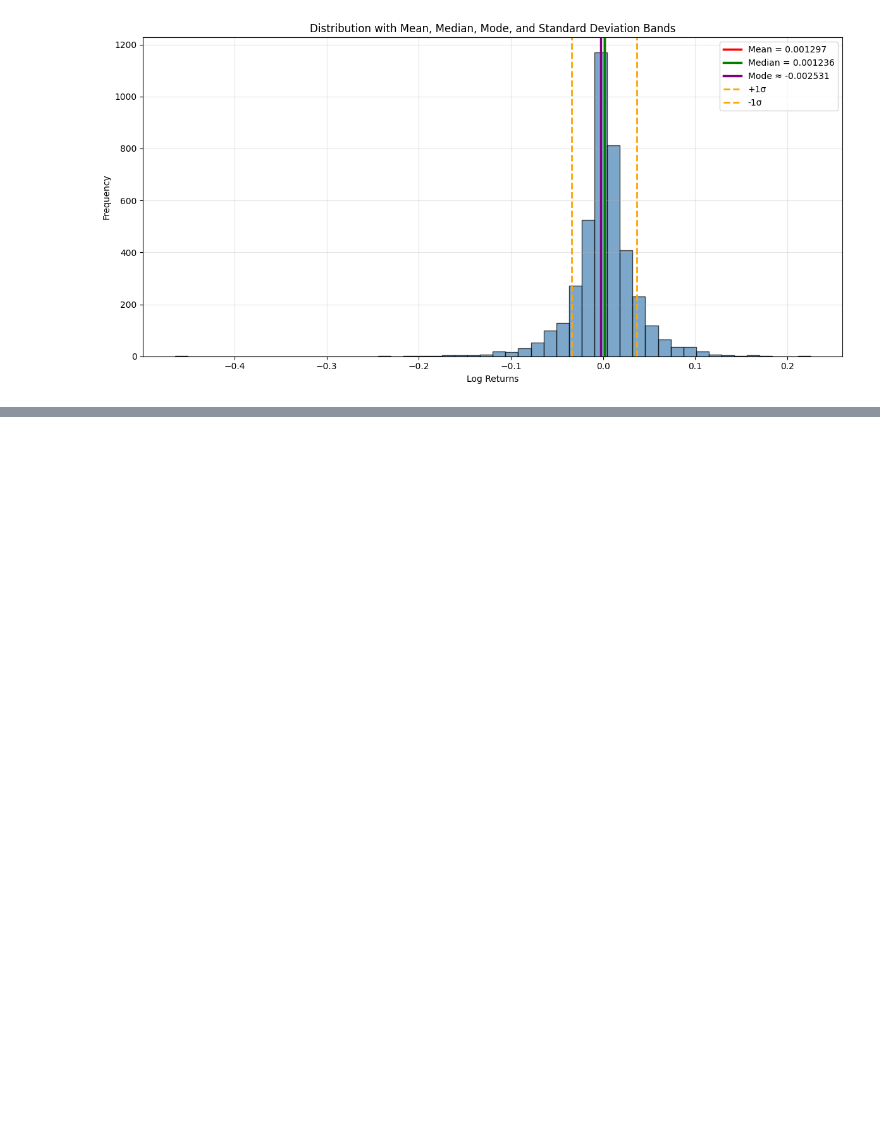
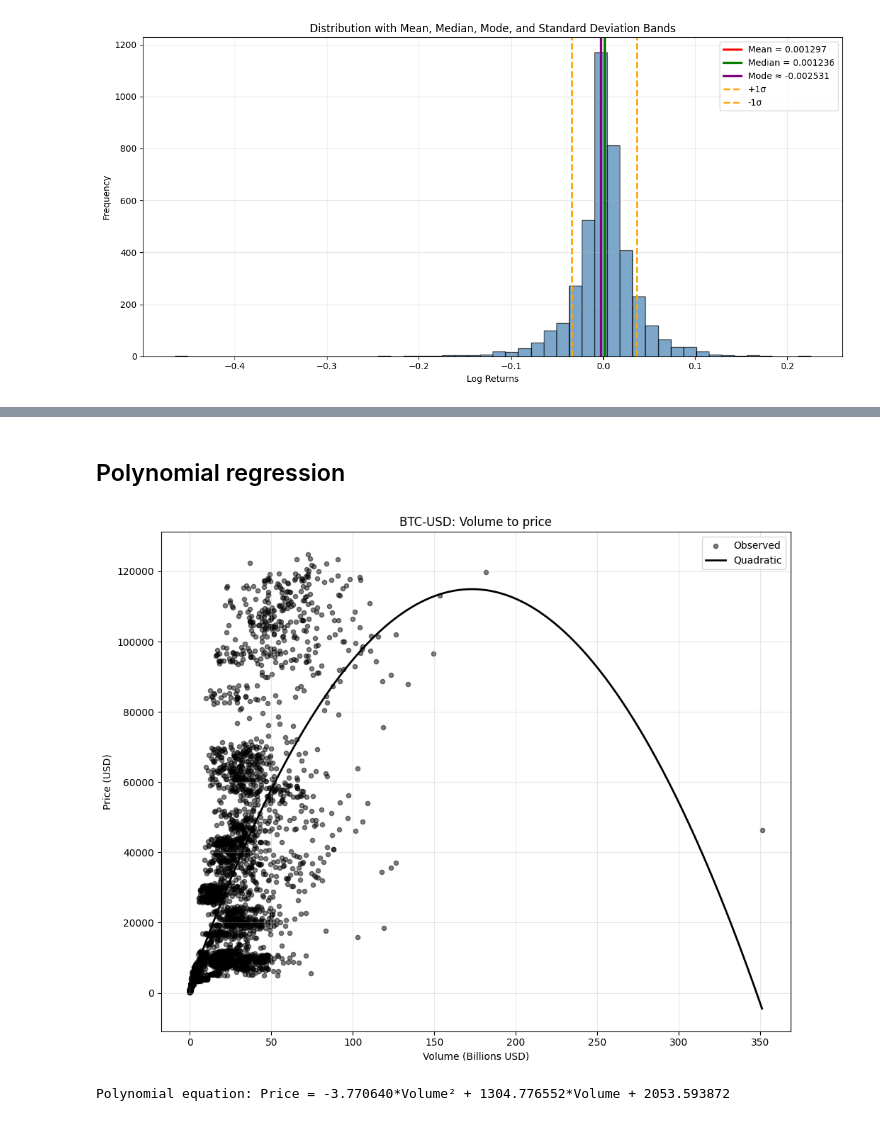
Before and after one commit to krvnsv/applied-statistics, a Jupyter notebook: Final.ipynb, the cells around one changed output, grey strips where cells are left out. Cells and saved outputs as stored; diff of their text form; code cells hidden in the pictures; blank space fills up the shorter version.

```diff
--- a/Final.ipynb
+++ b/Final.ipynb
@@ -240,0 +414,32 @@ plt.show()
+# %% [markdown]
+## Polynomial regression
+# %%
+# Convert volume to billions for clearer units
+volume_Bil = df['Volume'] / 1e9
+
+# Fit quadratic polynomial
+coeffs = np.polyfit(volume_Bil, df['Close'], 2)
+poly = np.poly1d(coeffs)
+
+# Create smooth curve for plotting
+x_line = np.linspace(volume_Bil.min(), volume_Bil.max(), 300)
+y_line = poly(x_line)
+
+# Plot
+plt.figure(figsize=(10, 8))
+plt.scatter(volume_Bil, df['Close'], alpha=0.5, s=20, color='black', label='Observed')
+plt.plot(x_line, y_line, color='black', linewidth=2, label='Quadratic')
+
+plt.xlabel('Volume (Billions USD)')
+plt.ylabel('Price (USD)')
+plt.title(f'{ticker}: Volume to price')
+plt.legend()
+plt.grid(True, alpha=0.3)
+plt.tight_layout()
+plt.show()
+
+# Print polynomial equation
+print(f"Polynomial equation: Price = {coeffs[0]:.6f}*Volume² + {coeffs[1]:.6f}*Volume + {coeffs[2]:.6f}")
+# %% [output]
+[figure, added]
+Polynomial equation: Price = -3.770640*Volume² + 1304.776552*Volume + 2053.593872
```
Also changed, not shown: parts of 10 cells of this notebook.
